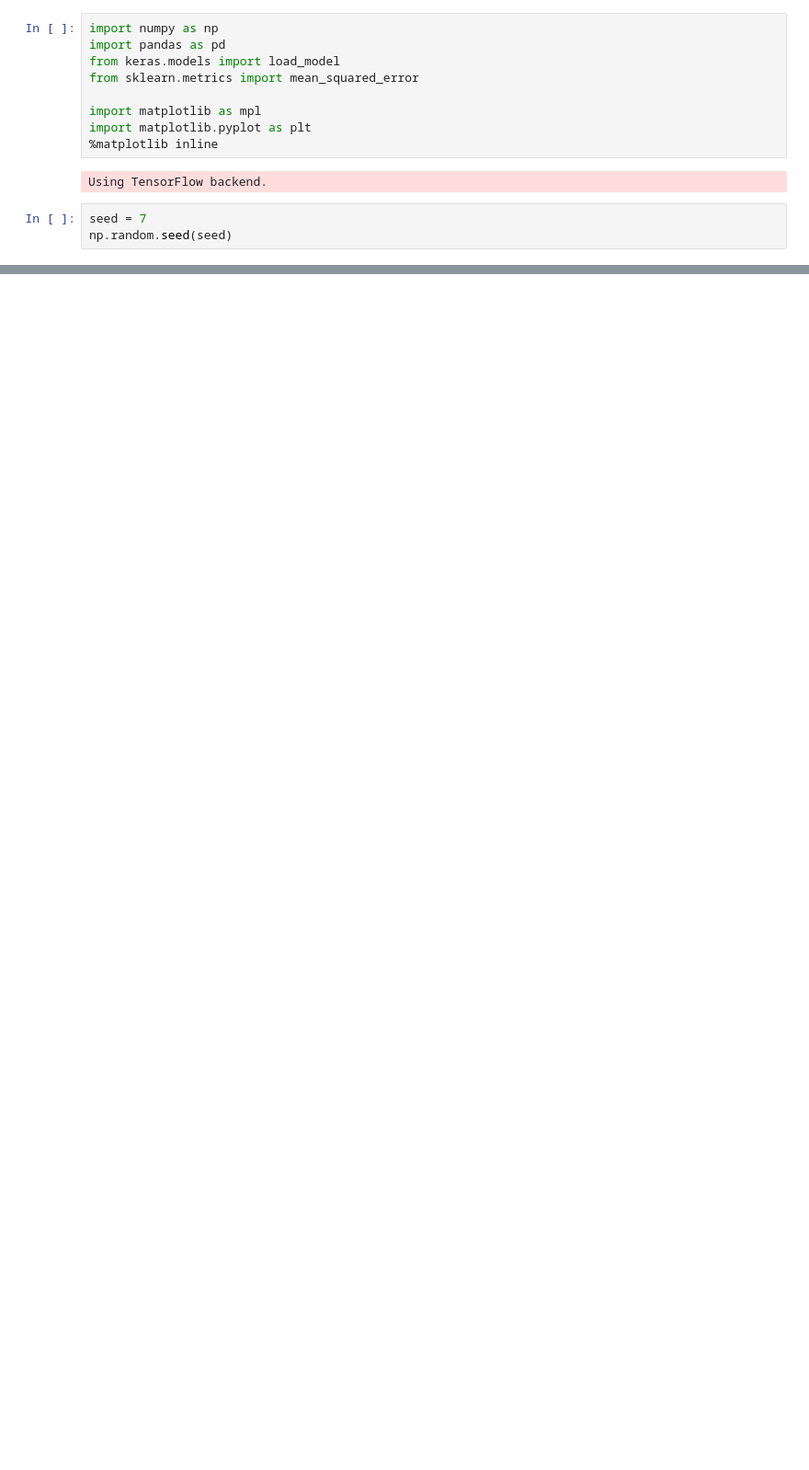
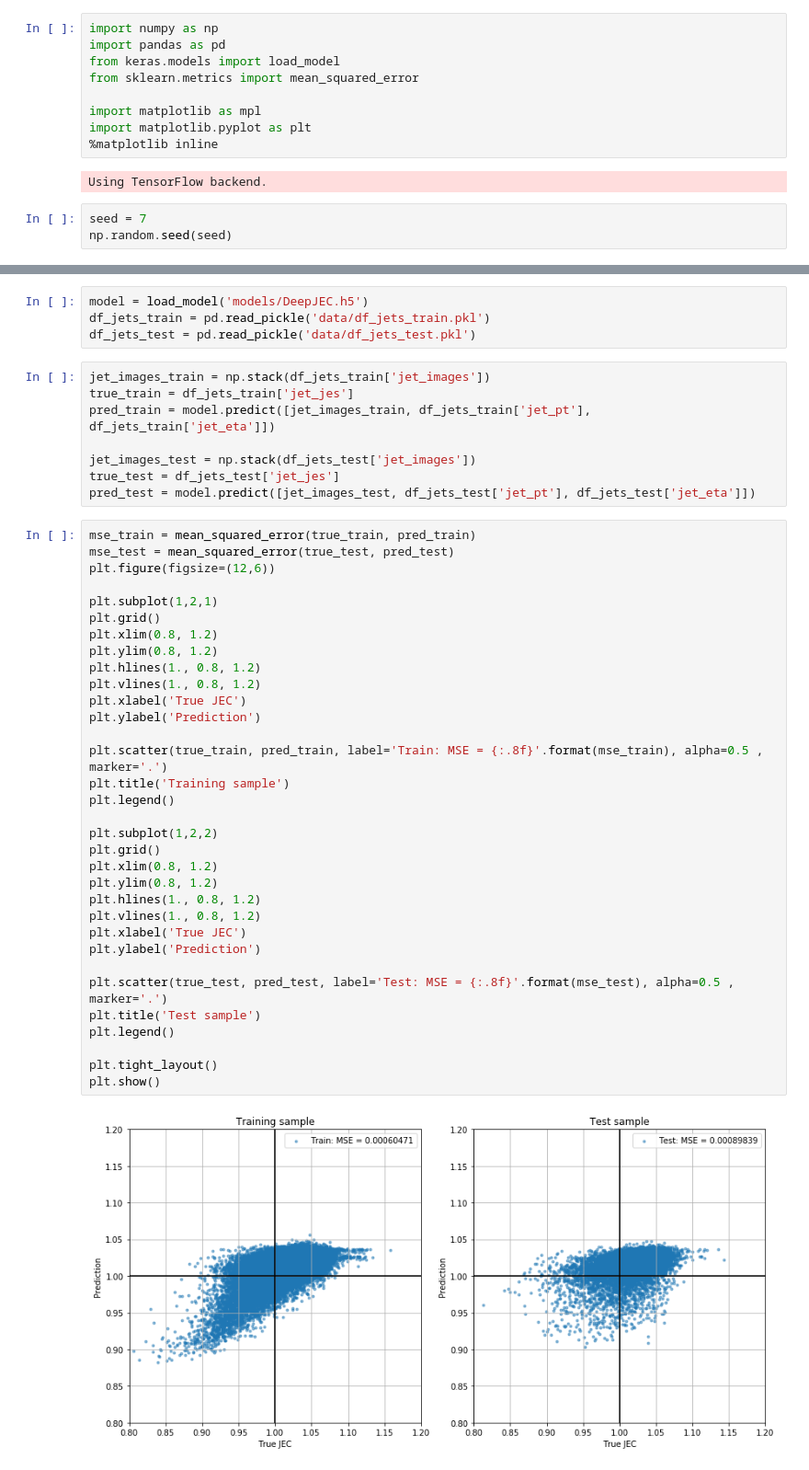
Before and after one commit to MLBasedJEC/DeepJEC, a Jupyter notebook: validate_cnn.ipynb, the cells around one changed output, grey strips where cells are left out. Shown at 92% size. Saved outputs shown, nothing was run; the diff lists cells and outputs as text; blank space fills up the shorter version.

```diff
--- a/validate_cnn.ipynb
+++ b/validate_cnn.ipynb
@@ -301,0 +15,47 @@ plt.show()
+# %%
+model = load_model('models/DeepJEC.h5')
+df_jets_train = pd.read_pickle('data/df_jets_train.pkl')
+df_jets_test = pd.read_pickle('data/df_jets_test.pkl')
+# %%
+jet_images_train = np.stack(df_jets_train['jet_images'])
+true_train = df_jets_train['jet_jes']
+pred_train = model.predict([jet_images_train, df_jets_train['jet_pt'], df_jets_train['jet_eta']])
+
+jet_images_test = np.stack(df_jets_test['jet_images'])
+true_test = df_jets_test['jet_jes']
+pred_test = model.predict([jet_images_test, df_jets_test['jet_pt'], df_jets_test['jet_eta']])
+# %%
+mse_train = mean_squared_error(true_train, pred_train)
+mse_test = mean_squared_error(true_test, pred_test)
+plt.figure(figsize=(12,6))
+
+plt.subplot(1,2,1)
+plt.grid()
+plt.xlim(0.8, 1.2)
+plt.ylim(0.8, 1.2)
+plt.hlines(1., 0.8, 1.2)
+plt.vlines(1., 0.8, 1.2)
+plt.xlabel('True JEC')
+plt.ylabel('Prediction')
+
+plt.scatter(true_train, pred_train, label='Train: MSE = {:.8f}'.format(mse_train), alpha=0.5 , marker='.')
+plt.title('Training sample')
+plt.legend()
+
+plt.subplot(1,2,2)
+plt.grid()
+plt.xlim(0.8, 1.2)
+plt.ylim(0.8, 1.2)
+plt.hlines(1., 0.8, 1.2)
+plt.vlines(1., 0.8, 1.2)
+plt.xlabel('True JEC')
+plt.ylabel('Prediction')
+
+plt.scatter(true_test, pred_test, label='Test: MSE = {:.8f}'.format(mse_test), alpha=0.5 , marker='.')
+plt.title('Test sample')
+plt.legend()
+
+plt.tight_layout()
+plt.show()
+# %% [output]
+[figure, added]
```
Also changed, not shown: parts of 36 cells of this notebook, 2 other files.
